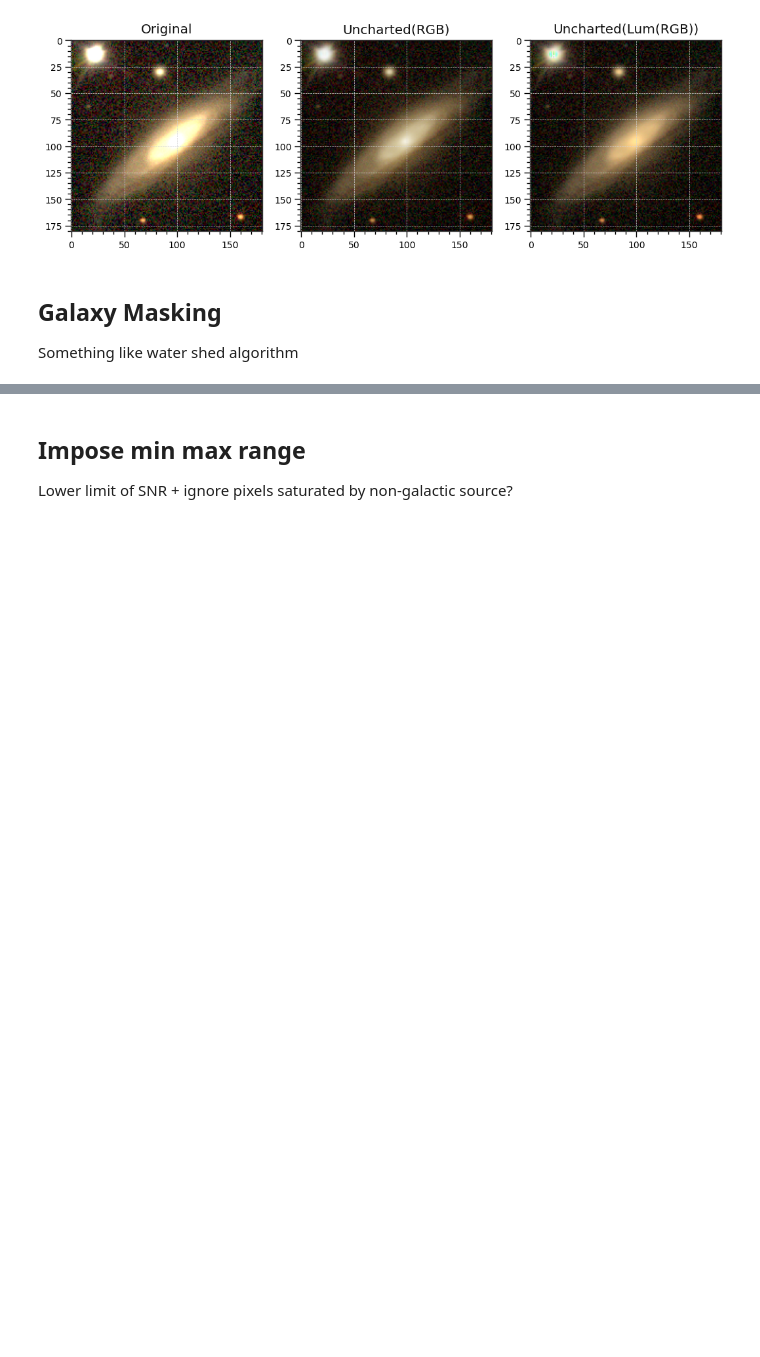
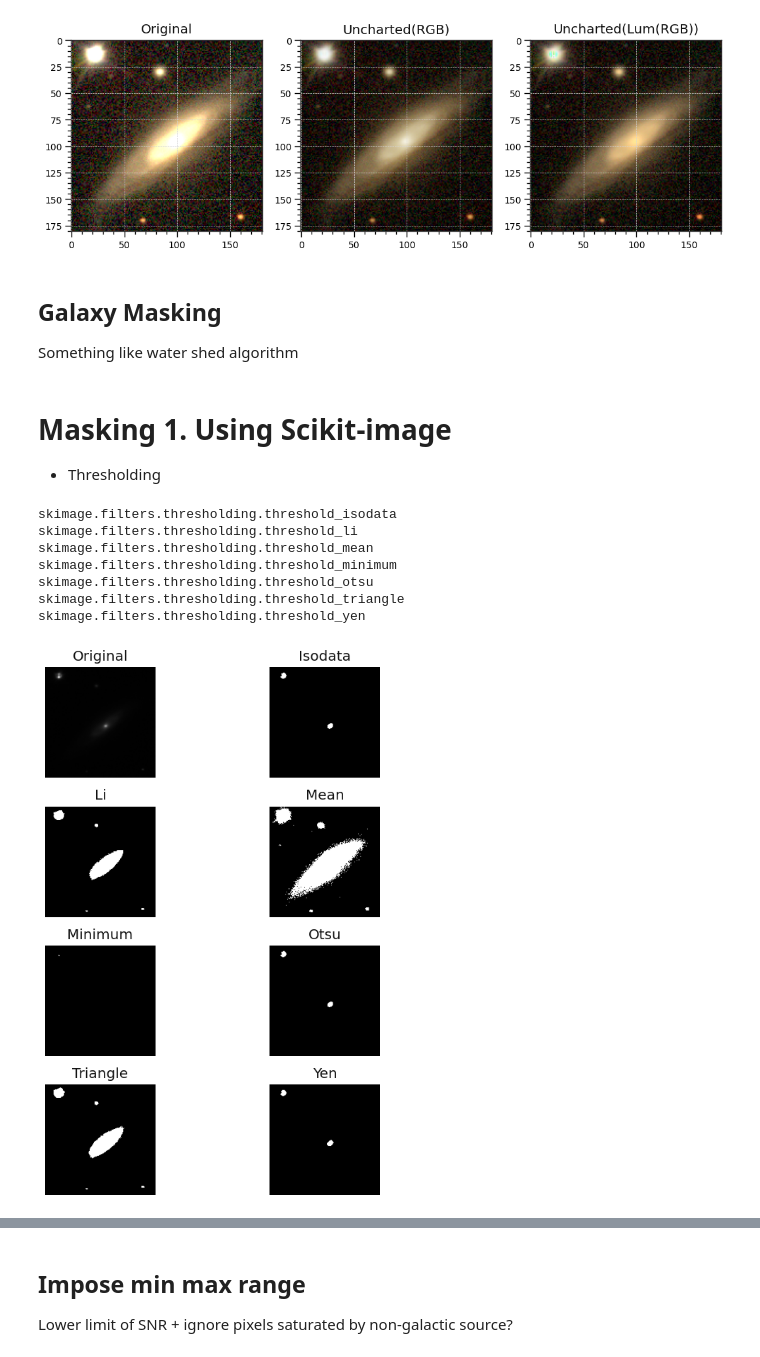
Before and after one commit to Hoseung/astroBF, a Jupyter notebook: notebooks/Galaxy test case.ipynb, the cells around one changed output, grey strips where cells are left out. Saved outputs shown, nothing was run; the diff lists cells and outputs as text; code cells hidden in the pictures; blank space fills up the shorter version.

```diff
--- a/notebooks/Galaxy test case.ipynb
+++ b/notebooks/Galaxy test case.ipynb
@@ -13,7 +13,7 @@ colorspace = RGB_COLOURSPACES['sRGB']
 # %% [markdown]
 # Load fits file
 # %%
-wdir = '../../bf_data/examples/'
+wdir = '../example_data/'
 #fits_img_fn = fits.util.get_testdata_filepath(wdir + 'J000311.00+155754.0-g.fits')
 base = lambda bn: wdir + f'J000311.00+155754.0-{bn}.fits'
 # %%
@@ -88,0 +86,4 @@ masked = mask_galaxy(img)
+# %% [markdown]
+# Masking 1. Using Scikit-image
+
+* Thresholding
@@ -88,0 +95,18 @@ masked = mask_galaxy(img)
+# %%
+r,g,b = np.dsplit(rgb, rgb.shape[-1])
+
+r = np.squeeze(r)
+g = np.squeeze(g)
+b = np.squeeze(b)
+# %%
+fig, ax = filters.try_all_threshold(r, figsize=(8,8))
+plt.show()
+# %% [output]
+skimage.filters.thresholding.threshold_isodata
+skimage.filters.thresholding.threshold_li
+skimage.filters.thresholding.threshold_mean
+skimage.filters.thresholding.threshold_minimum
+skimage.filters.thresholding.threshold_otsu
+skimage.filters.thresholding.threshold_triangle
+skimage.filters.thresholding.threshold_yen
+[figure, added]
```
Also changed, not shown: parts of 21 cells of this notebook, 2 other files.
